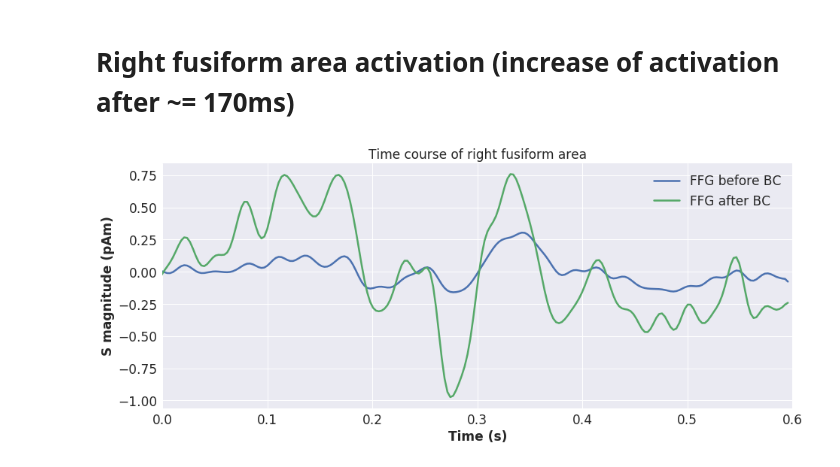
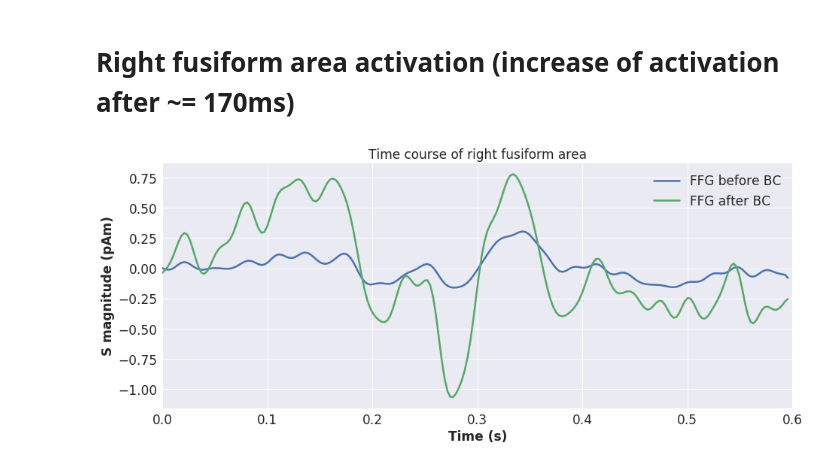
Before and after one commit to BBELAOUCHA/iSDR_p, a Jupyter notebook: examples/example_real_data.ipynb, the cells around one changed output. Saved outputs shown, nothing was run; the diff lists cells and outputs as text; code cells hidden in the pictures.

```diff
--- a/examples/example_real_data.ipynb
+++ b/examples/example_real_data.ipynb
@@ -164,15 +170,16 @@ plt.show()
 # %% [markdown]
 # Right fusiform area activation (increase of activation after ~= 170ms)
 # %%
-ffg = 3
+rffg = 82
+ffg = np.where(label == rffg)[0][0]
 plt.figure(figsize=(15,6))
 plt.plot(samples[:-1], 1e12*Sx[ffg, p:], label="FFG before BC")
 plt.plot(samples[:-1], 1e12*S_es[ffg, p:], label="FFG after BC")
 plt.xlim([0, 0.6])
 plt.ylabel("S magnitude (pAm)")
 plt.xlabel("Time (s)")
 plt.title("Time course of right fusiform area")
 plt.legend()
 plt.show()
 # %% [output]
-[figure, old version]
+[figure, new version]
```
Also changed, not shown: parts of 7 cells of this notebook, 7 other files.
